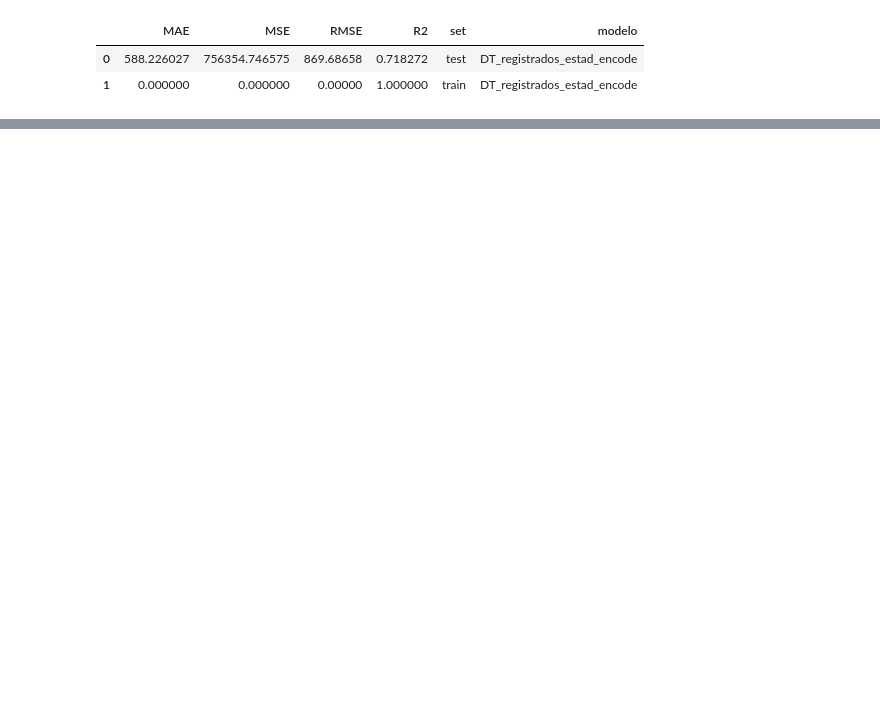
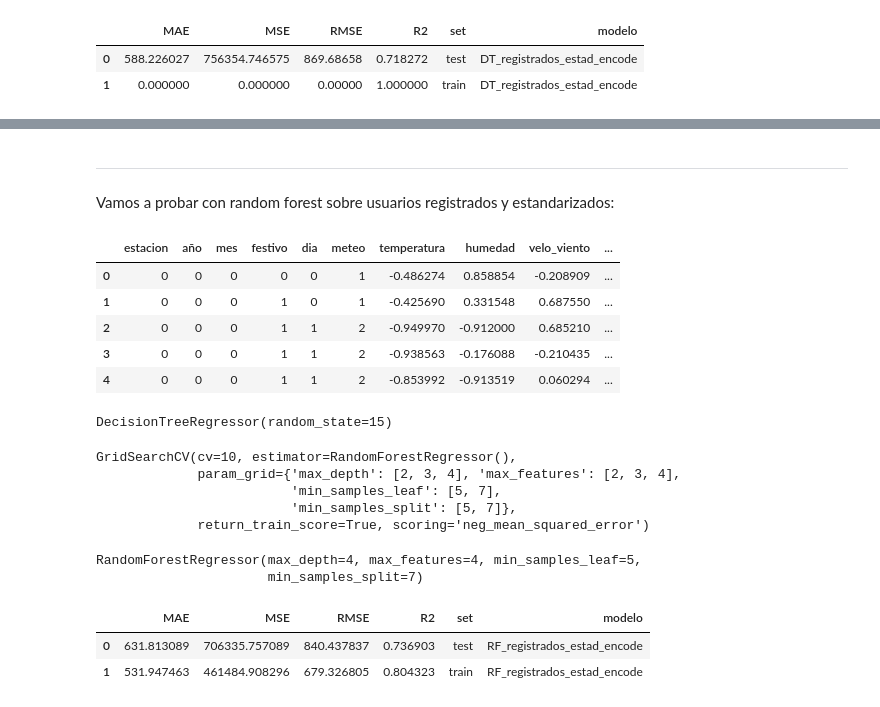
Before and after one commit to GriselleAlanis/project-da-promoE-module3-team1, a Jupyter notebook: Modelo_1_registrados/Ajuste_Metricas_reg.ipynb, the cells around one changed output, grey strips where cells are left out. Drawn from its saved outputs; the diff is of its cells as text; code cells hidden in the pictures; blank space fills up the shorter version.

```diff
--- a/Modelo_1_registrados/Ajuste_Metricas_reg.ipynb
+++ b/Modelo_1_registrados/Ajuste_Metricas_reg.ipynb
@@ -106,0 +172,20 @@ dt_results
+# %% [markdown]
+___
+Vamos a probar con random forest sobre usuarios registrados y estandarizados:
+# %%
+df = pd.read_pickle("../data/bikes_registrados_estand_encod_completo.pkl")
+df.head()
+# %% [output]
+|  | estacion | año | mes | festivo | dia | meteo | temperatura | humedad | velo_viento | ... |
+| 0 | 0 | 0 | 0 | 0 | 0 | 1 | -0.486274 | 0.858854 | -0.208909 | ... |
+| 1 | 0 | 0 | 0 | 1 | 0 | 1 | -0.425690 | 0.331548 | 0.687550 | ... |
+| 2 | 0 | 0 | 0 | 1 | 1 | 2 | -0.949970 | -0.912000 | 0.685210 | ... |
+| 3 | 0 | 0 | 0 | 1 | 1 | 2 | -0.938563 | -0.176088 | -0.210435 | ... |
+| 4 | 0 | 0 | 0 | 1 | 1 | 2 | -0.853992 | -0.913519 | 0.060294 | ... |
+# %%
+X = df.drop("usu_registrados", axis = 1)
+y = df["usu_registrados"]
+
+x_train, x_test, y_train, y_test = train_test_split(X, y, test_size = 0.2, random_state = 15)
+# %% [output]
+DecisionTreeRegressor(random_state=15)
@@ -106,0 +204,14 @@ dt_results
+# %%
+gs_rf.fit(x_train, y_train)
+# %% [output]
+GridSearchCV(cv=10, estimator=RandomForestRegressor(),
+             param_grid={'max_depth': [2, 3, 4], 'max_features': [2, 3, 4],
+                         'min_samples_leaf': [5, 7],
+                         'min_samples_split': [5, 7]},
+             return_train_score=True, scoring='neg_mean_squared_error')
+# %%
+bosque = gs_rf.best_estimator_
+bosque
+# %% [output]
+RandomForestRegressor(max_depth=4, max_features=4, min_samples_leaf=5,
+                      min_samples_split=7)
@@ -106,0 +221,7 @@ dt_results
+# %%
+dt_results3 = metricas(y_test, y_train, y_pred_test_rf, y_pred_train_rf, "RF_registrados_estad_encode")
+dt_results3
+# %% [output]
+|  | MAE | MSE | RMSE | R2 | set | modelo |
+| 0 | 631.813089 | 706335.757089 | 840.437837 | 0.736903 | test | RF_registrados_estad_encode |
+| 1 | 531.947463 | 461484.908296 | 679.326805 | 0.804323 | train | RF_registrados_estad_encode |
```
Also changed, not shown: parts of 18 cells of this notebook, 9 other files.
